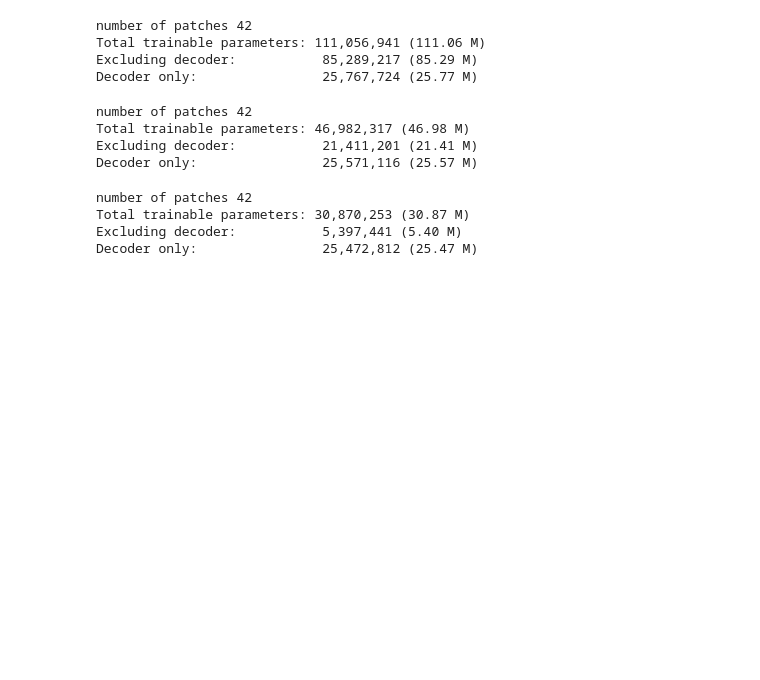
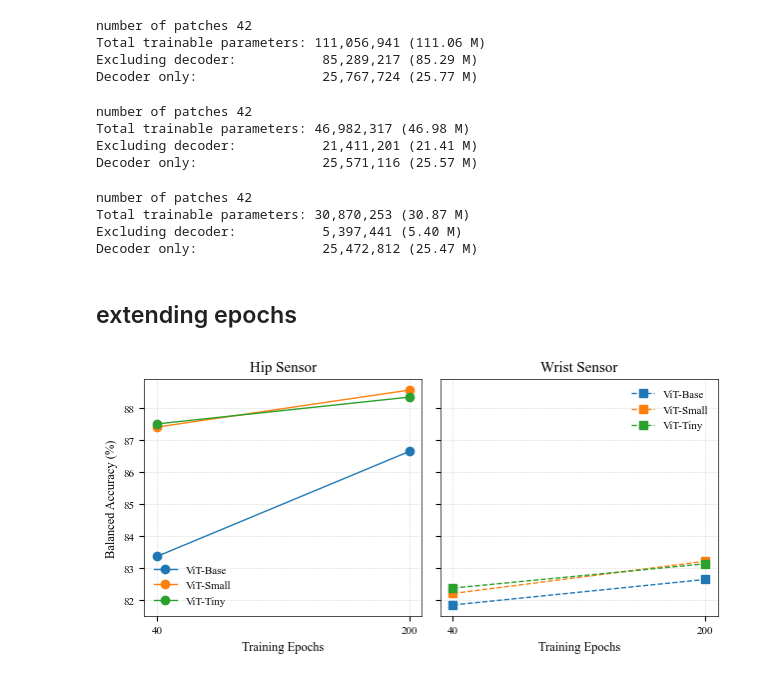
Before and after one commit to yuc0805/DeepPostures_MAE, a Jupyter notebook: MoCA/submit_figure.ipynb, the cells around one changed output. Saved outputs shown, nothing was run; the diff lists cells and outputs as text; code cells hidden in the pictures; blank space fills up the shorter version.

```diff
--- a/MoCA/submit_figure.ipynb
+++ b/MoCA/submit_figure.ipynb
@@ -721,3 +721,69 @@ Decoder only:                25,472,812 (25.47 M)
 num_parameters = [85.29, 21.41,5.40]
 hip_performance = [ 83.36,87.41 ]
 wrist_performance = [ 81.84,82.20, ]
+# %% [markdown]
+## extending epochs
+# %%
+import numpy as np
+import matplotlib.pyplot as plt
+
+# Data: Epochs and accuracies
+epochs = np.array([40, 200])
+
+# Hip and Wrist results
+hip_acc = {
+    "ViT-Base": [83.36, 86.65],
+    "ViT-Small": [87.41, 88.57],
+    "ViT-Tiny": [87.51, 88.35]
+}
+
+wrist_acc = {
+    "ViT-Base": [81.84, 82.64],
+    "ViT-Small": [82.20, 83.21],
+    "ViT-Tiny": [82.37, 83.13]
+}
+
+# Style for medical journal
+plt.rcParams.update({
+    "font.family": "serif",
+    "font.serif": ["Times New Roman", "STIX Two Text", "Times"],
+    "font.size": 9,
+    "axes.labelsize": 9,
+    "legend.fontsize": 8,
+    "xtick.labelsize": 8,
+    "ytick.labelsize": 8,
+    "axes.linewidth": 0.5,
+    "lines.linewidth": 1.0,
+    "legend.frameon": False
+})
+
+fig, axes = plt.subplots(1, 2, figsize=(6.4, 3.2), sharey=True)  # two plots side by side
+
+# --- Hip Plot ---
+ax = axes[0]
+for model, acc in hip_acc.items():
+    ax.plot(epochs, acc, marker='o', linestyle='-', label=model)
+ax.set_title("Hip Sensor", pad=6)
+ax.set_xlabel("Training Epochs")
+ax.set_ylabel("Balanced Accuracy (%)")
+ax.set_xticks(epochs)
+ax.grid(axis='both', linestyle='--', linewidth=0.4, alpha=0.5)
+ax.legend()
+
+# --- Wrist Plot ---
+ax = axes[1]
+for model, acc in wrist_acc.items():
+    ax.plot(epochs, acc, marker='s', linestyle='--', label=model)
+ax.set_title("Wrist Sensor", pad=6)
+ax.set_xlabel("Training Epochs")
+ax.set_xticks(epochs)
+ax.grid(axis='both', linestyle='--', linewidth=0.4, alpha=0.5)
+ax.legend()
+
+# Save as high-resolution PDF
+plt.tight_layout()
+plt.savefig("epochs_vs_performance_split.pdf", format='pdf', dpi=600, bbox_inches='tight')
+
+plt.show()
+# %% [output]
+[figure, added]
```
Also changed, not shown: 1 other file.
